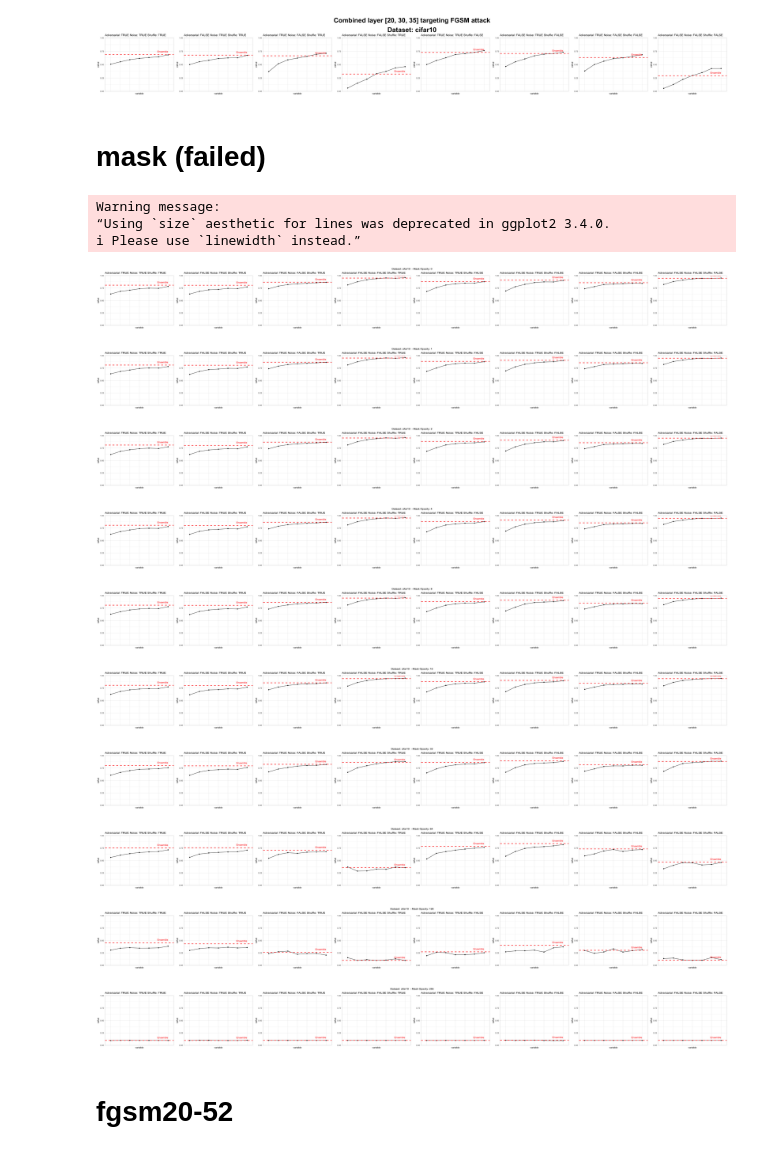
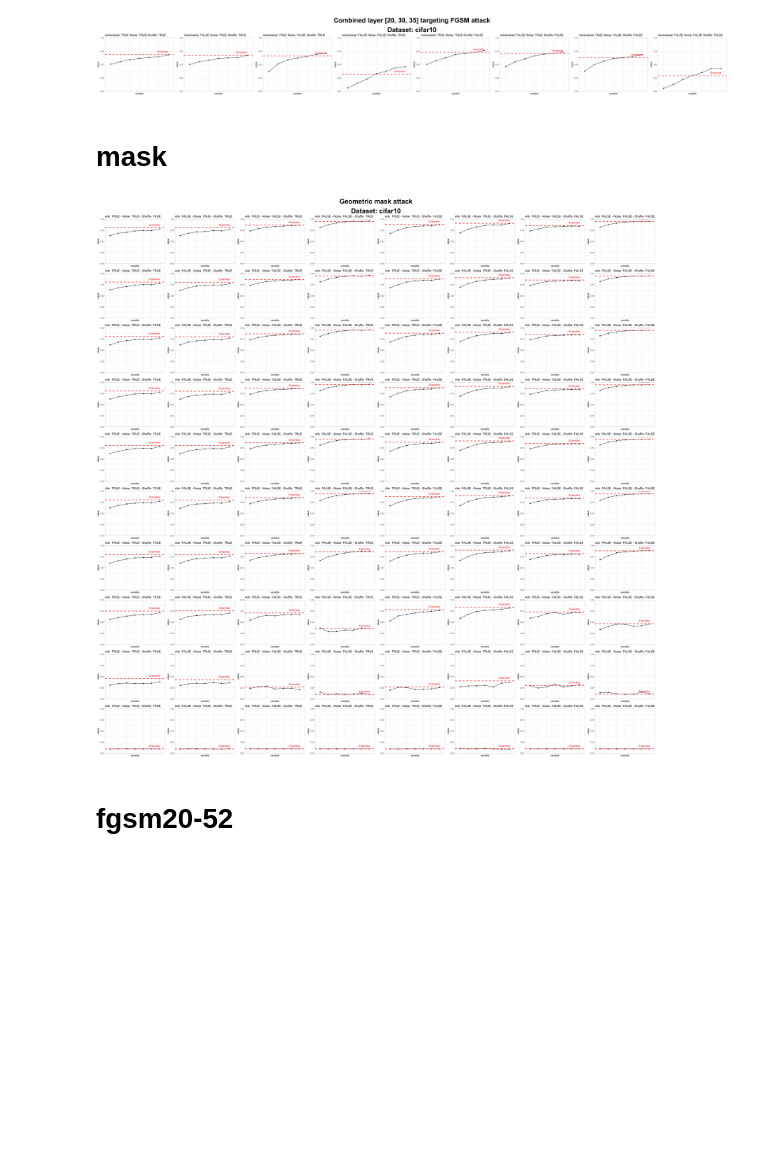
Before and after one commit to ETH-DISCO/self-ensembling, a Jupyter notebook: 4-self-ensemble/plot.ipynb, the cells around one changed output. Drawn from its saved outputs; the diff is of its cells as text; code cells hidden in the pictures; blank space fills up the shorter version.

```diff
--- a/4-self-ensemble/plot.ipynb
+++ b/4-self-ensemble/plot.ipynb
@@ -60,9 +42,9 @@ for (ds in unique(df$dataset)) {
             geom_line() +
             geom_point() +
             ggtitle(paste(
-                "Adversarial:", combs$training_adversarial[i],
-                "Noise:", combs$training_noise[i],
-                "Shuffle:", combs$training_shuffle[i]
+                "Adv ", combs$training_adversarial[i],
+                "- Noise ", combs$training_noise[i],
+                "- Shuffle ", combs$training_shuffle[i]
             )) +
             theme_light() +
             theme(axis.text.x = element_blank(), axis.ticks.x = element_blank()) +
@@ -108,9 +90,9 @@ for (ds in unique(df$dataset)) {
             geom_line() +
             geom_point() +
             ggtitle(paste(
-                "Adversarial:", combs$training_adversarial[i],
-                "Noise:", combs$training_noise[i],
-                "Shuffle:", combs$training_shuffle[i]
+                "Adv ", combs$training_adversarial[i],
+                "- Noise ", combs$training_noise[i],
+                "- Shuffle ", combs$training_shuffle[i]
             )) +
             theme_light() +
             theme(axis.text.x = element_blank(), axis.ticks.x = element_blank()) +
@@ -179,12 +161,15 @@ for (ds in unique(df$dataset)) {
 # %% [output]
 [figure]
 # %% [markdown]
-# mask (failed)
+# mask
 # %%
-options(repr.plot.width=40, repr.plot.height=4)
+options(repr.plot.width=35, repr.plot.height=35)
 
 opacities <- c(0, 1, 2, 4, 8, 16, 32, 64, 128, 255)
 layers <- c(20, 30, 35, 40, 45, 50, 52)
+
+all_plots <- list()
+plot_counter <- 1
 
 for (opacity in opacities) {
 
@@ -196,50 +181,48 @@ for (opacity in opacities) {
 
         plots <- list()
         combs <- expand.grid(
             training_adversarial = c(TRUE, FALSE),
             training_noise = c(TRUE, FALSE),
             training_shuffle = c(TRUE, FALSE)
         )
         for (i in 1:nrow(combs)) {
             filtered_df <- df_ds[df_ds$training_adversarial == combs$training_adversarial[i] &
                         df_ds$training_noise == combs$training_noise[i] &
                         df_ds$training_shuffle == combs$training_shuffle[i], ]
 
             melted_df <- melt(filtered_df, measure.vars = acc_cols)
 
             p <- ggplot(data = melted_df, aes(x = variable, y = value, group = 1)) +
                 geom_line() +
                 geom_point() +
                 ggtitle(paste(
-                    "Adversarial:", combs$training_adversarial[i],
-                    "Noise:", combs$training_noise[i],
-                    "Shuffle:", combs$training_shuffle[i]
+                    "Adv ", combs$training_adversarial[i],
+                    "- Noise ", combs$training_noise[i],
+                    "- Shuffle ", combs$training_shuffle[i]
                 )) +
                 theme_light() +
                 theme(axis.text.x = element_blank(), axis.ticks.x = element_blank()) +
                 geom_hline(yintercept = filtered_df[[ensemble_acc_col]][1], color = "red", linetype = "dashed", size = 1) +
                 annotate("text", x = length(acc_cols), y = filtered_df[[ensemble_acc_col]][1], label = "Ensemble", color = "red", vjust = -1.2, hjust = 1) +
                 scale_y_continuous(expand = c(0, 0), limits = c(0, 1))
 
-            plots[[i]] <- p
+            # plots[[i]] <- p
+            all_plots[[plot_counter]] <- p
+            plot_counter <- plot_counter + 1
+
         }
 
-        gridExtra::grid.arrange(grobs = plots, ncol = 8, top = paste("Dataset:", ds, " - Mask Opacity:", opacity))
+        # gridExtra::grid.arrange(grobs = plots, ncol = 8, top = paste("Dataset:", ds, " - Mask Opacity:", opacity))
     }
 }
+
+grid.arrange(
+    grobs = all_plots,
+    ncol = 8,
+    nrow = 10,
+    top = textGrob(paste("Geometric mask attack\nDataset:", ds), gp = gpar(fontsize = 30, fontface = "bold"))
+)
 # %% [output]
-Warning message:
-“Using `size` aesthetic for lines was deprecated in ggplot2 3.4.0.
-ℹ Please use `linewidth` instead.”
-[figure, old version]
+[figure, new version]
-[figure, removed]
-[figure, removed]
-[figure, removed]
-[figure, removed]
-[figure, removed]
-[figure, removed]
-[figure, removed]
-[figure, removed]
-[figure, removed]
 # %% [markdown]
 # fgsm20-52
```
Also changed, not shown: parts of 4 cells of this notebook, 1 other file.
